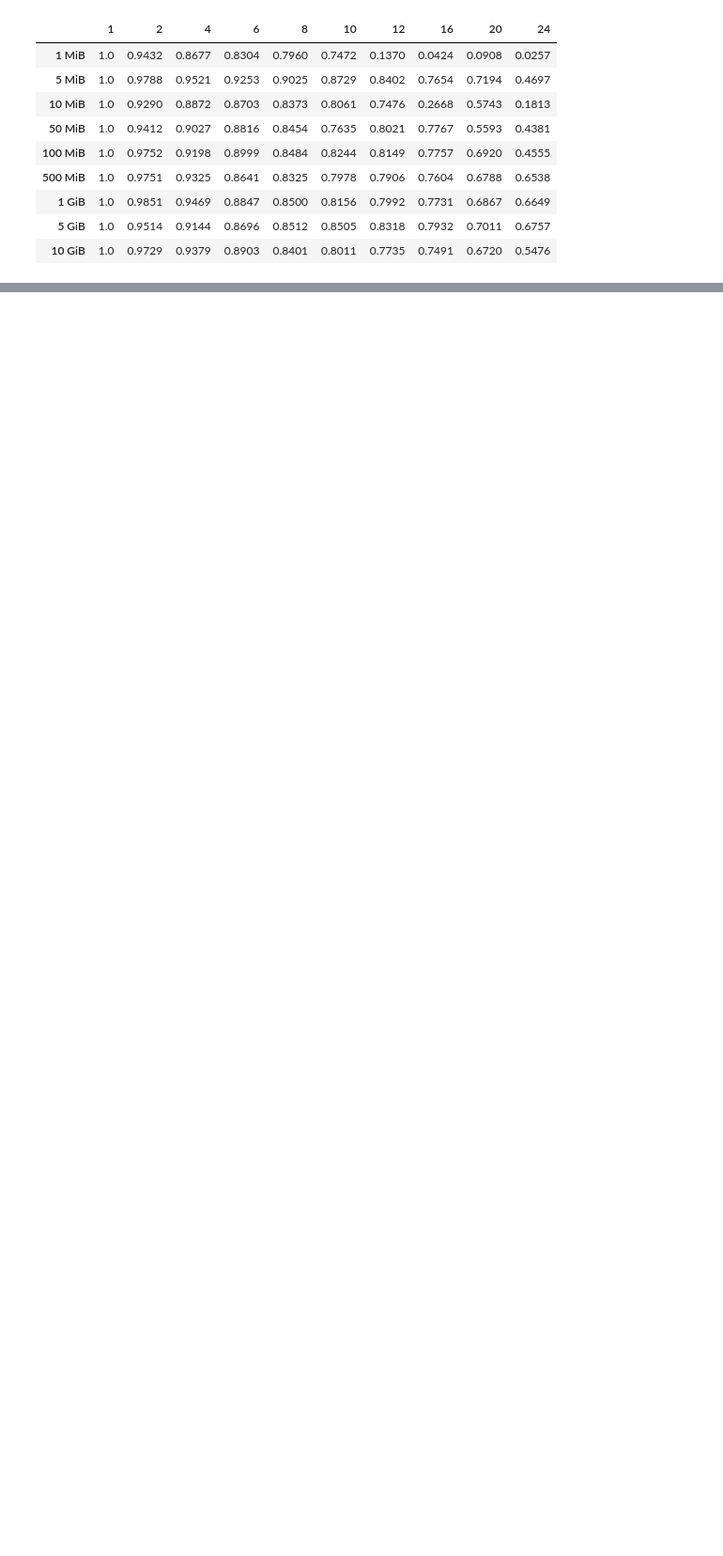
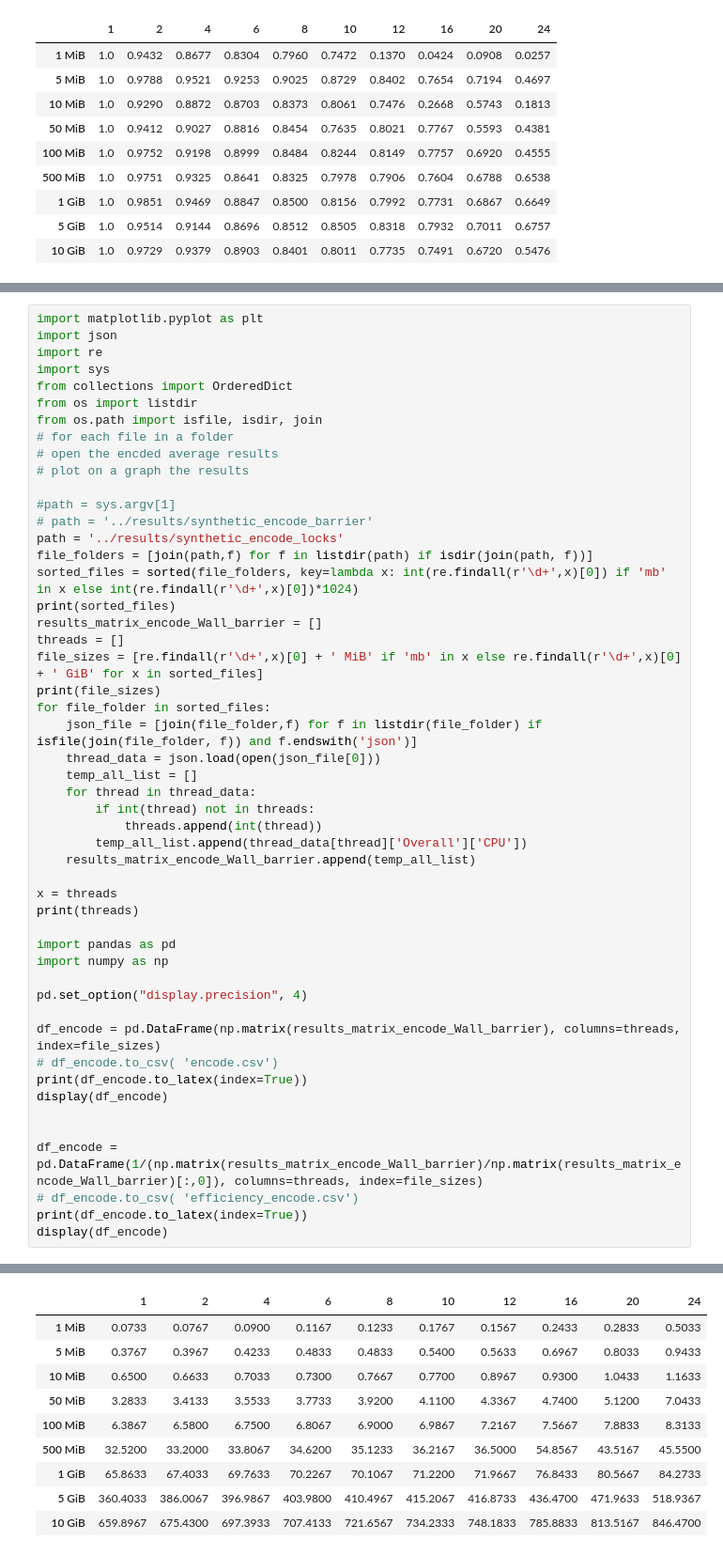
Before and after one commit to BigEmperor26/HuffmanCODEC, a Jupyter notebook: src/grapher.ipynb, the cells around one changed output, grey strips where cells are left out. Shown at 94% size. Drawn from its saved outputs; the diff is of its cells as text; blank space fills up the shorter version.

```diff
--- a/src/grapher.ipynb
+++ b/src/grapher.ipynb
@@ -1031,0 +1191,51 @@ display(df_encode)
+# %%
+import matplotlib.pyplot as plt
+import json
+import re
+import sys
+from collections import OrderedDict
+from os import listdir
+from os.path import isfile, isdir, join
+# for each file in a folder
+# open the encded average results
+# plot on a graph the results
+
+#path = sys.argv[1]
+# path = '../results/synthetic_encode_barrier'
+path = '../results/synthetic_encode_locks'
+file_folders = [join(path,f) for f in listdir(path) if isdir(join(path, f))]
+sorted_files = sorted(file_folders, key=lambda x: int(re.findall(r'\d+',x)[0]) if 'mb' in x else int(re.findall(r'\d+',x)[0])*1024)
+print(sorted_files)
+results_matrix_encode_Wall_barrier = []
+threads = []
+file_sizes = [re.findall(r'\d+',x)[0] + ' MiB' if 'mb' in x else re.findall(r'\d+',x)[0] + ' GiB' for x in sorted_files]
+print(file_sizes)
+for file_folder in sorted_files:
+    json_file = [join(file_folder,f) for f in listdir(file_folder) if isfile(join(file_folder, f)) and f.endswith('json')]
+    thread_data = json.load(open(json_file[0]))
+    temp_all_list = []
+    for thread in thread_data:
+        if int(thread) not in threads:
+            threads.append(int(thread))
+        temp_all_list.append(thread_data[thread]['Overall']['CPU'])
+    results_matrix_encode_Wall_barrier.append(temp_all_list)
+
+x = threads
+print(threads)
+
+import pandas as pd
+import numpy as np
+
+pd.set_option("display.precision", 4)
+
+df_encode = pd.DataFrame(np.matrix(results_matrix_encode_Wall_barrier), columns=threads, index=file_sizes)
+# df_encode.to_csv( 'encode.csv')
+print(df_encode.to_latex(index=True))
+display(df_encode)
+
+
+df_encode = pd.DataFrame(1/(np.matrix(results_matrix_encode_Wall_barrier)/np.matrix(results_matrix_encode_Wall_barrier)[:,0]), columns=threads, index=file_sizes)
+# df_encode.to_csv( 'efficiency_encode.csv')
+print(df_encode.to_latex(index=True))
+display(df_encode)
+# %% [output]
@@ -1031,0 +1260,10 @@ display(df_encode)
+|  | 1 | 2 | 4 | 6 | 8 | 10 | 12 | 16 | 20 | 24 |
+| 1 MiB | 0.0733 | 0.0767 | 0.0900 | 0.1167 | 0.1233 | 0.1767 | 0.1567 | 0.2433 | 0.2833 | 0.5033 |
+| 5 MiB | 0.3767 | 0.3967 | 0.4233 | 0.4833 | 0.4833 | 0.5400 | 0.5633 | 0.6967 | 0.8033 | 0.9433 |
+| 10 MiB | 0.6500 | 0.6633 | 0.7033 | 0.7300 | 0.7667 | 0.7700 | 0.8967 | 0.9300 | 1.0433 | 1.1633 |
+| 50 MiB | 3.2833 | 3.4133 | 3.5533 | 3.7733 | 3.9200 | 4.1100 | 4.3367 | 4.7400 | 5.1200 | 7.0433 |
+| 100 MiB | 6.3867 | 6.5800 | 6.7500 | 6.8067 | 6.9000 | 6.9867 | 7.2167 | 7.5667 | 7.8833 | 8.3133 |
+| 500 MiB | 32.5200 | 33.2000 | 33.8067 | 34.6200 | 35.1233 | 36.2167 | 36.5000 | 54.8567 | 43.5167 | 45.5500 |
+| 1 GiB | 65.8633 | 67.4033 | 69.7633 | 70.2267 | 70.1067 | 71.2200 | 71.9667 | 76.8433 | 80.5667 | 84.2733 |
+| 5 GiB | 360.4033 | 386.0067 | 396.9867 | 403.9800 | 410.4967 | 415.2067 | 416.8733 | 436.4700 | 471.9633 | 518.9367 |
+| 10 GiB | 659.8967 | 675.4300 | 697.3933 | 707.4133 | 721.6567 | 734.2333 | 748.1833 | 785.8833 | 813.5167 | 846.4700 |
```
Also changed, not shown: parts of 8 cells of this notebook, 50 other files.
